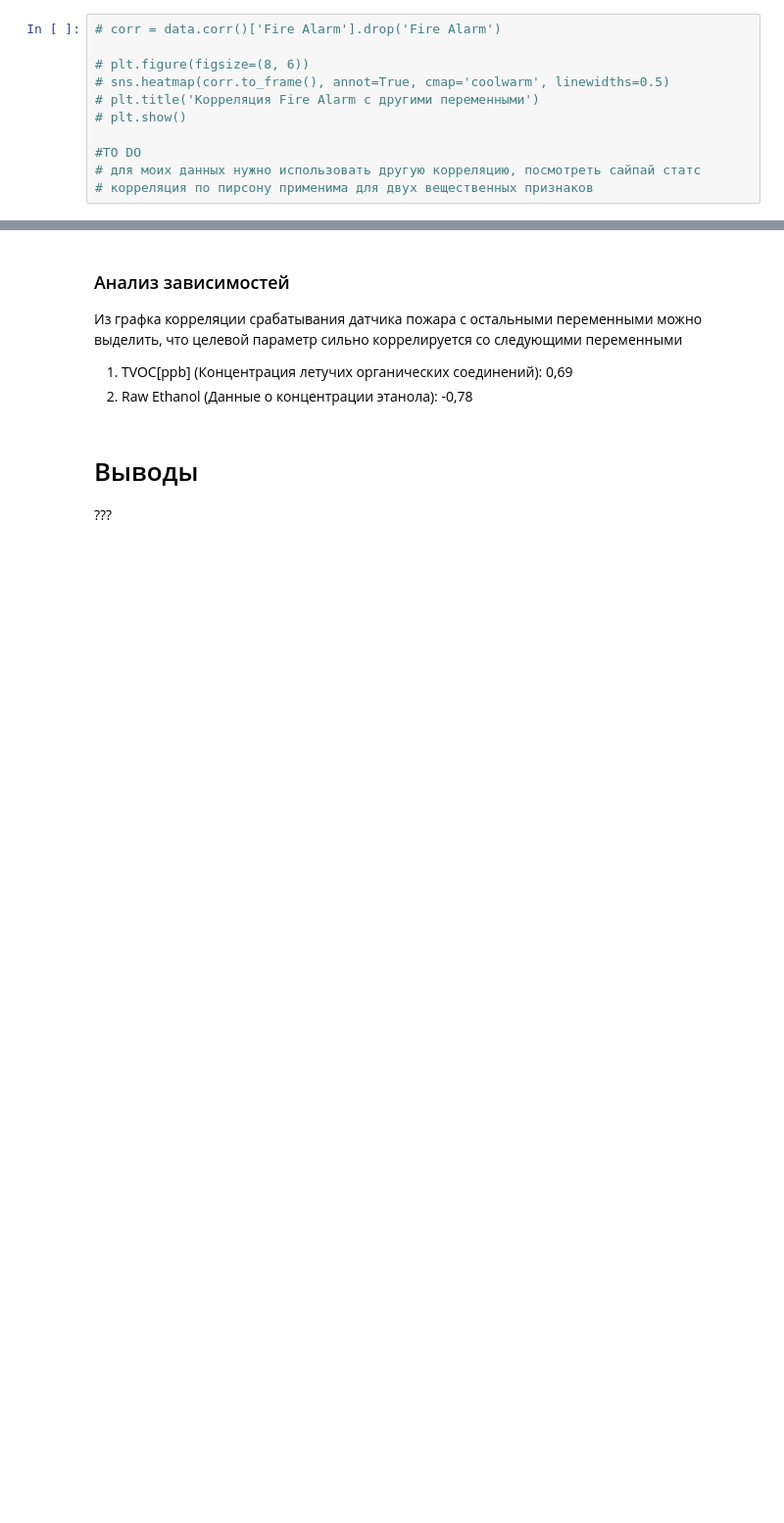
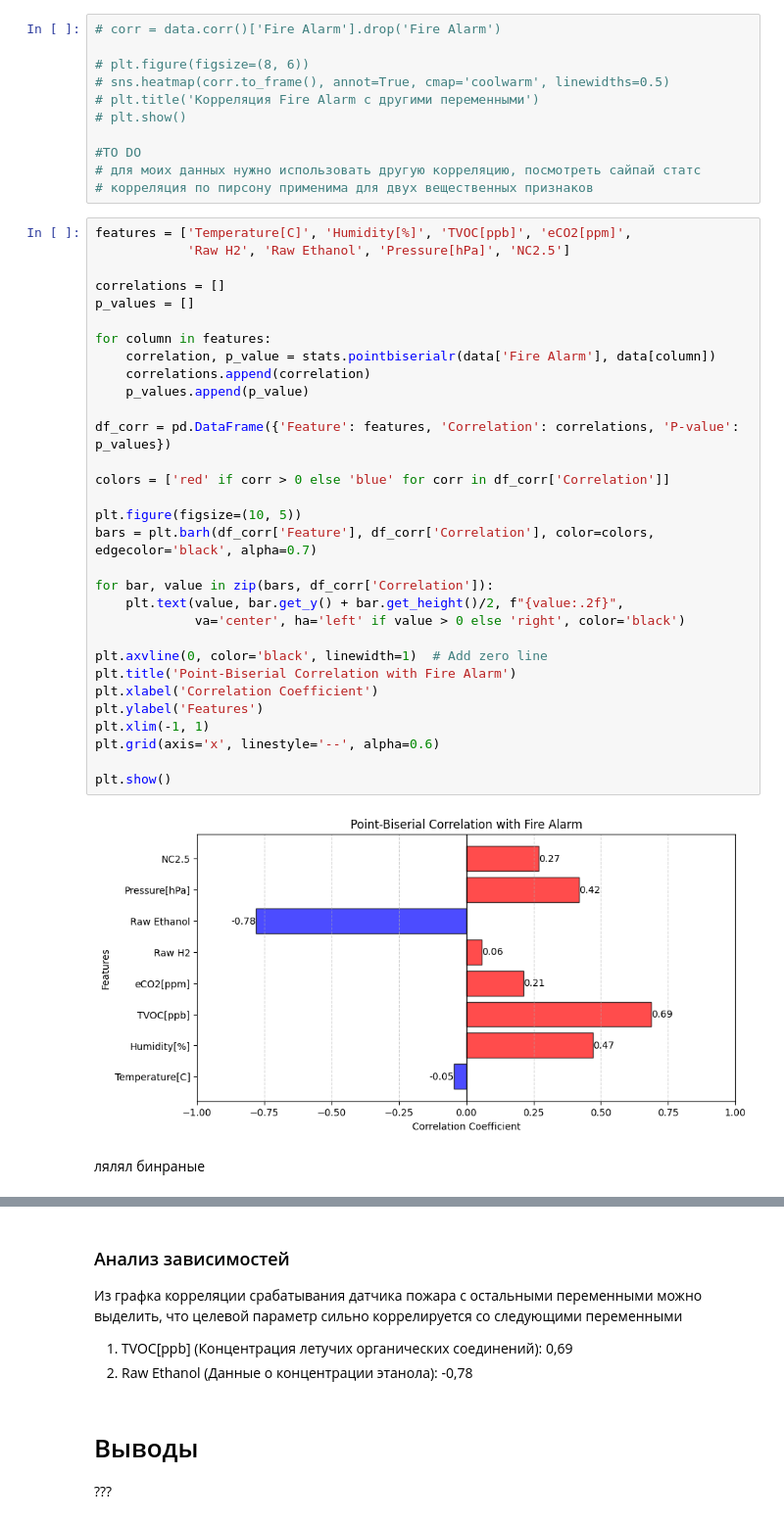
Before and after one commit to smnk-1/ML-studying, a Jupyter notebook: notebooks/SmokeDetectorEDA.ipynb, the cells around one changed output, grey strips where cells are left out. Shown: that part at 98% size. Drawn from its saved outputs; the diff is of its cells as text; blank space fills up the shorter version.

```diff
--- a/notebooks/SmokeDetectorEDA.ipynb
+++ b/notebooks/SmokeDetectorEDA.ipynb
@@ -302,3 +324,38 @@ data.drop(columns=['PM1.0', 'PM2.5', 'NC0.5', 'NC1.0'], inplace=True)
 #TO DO
 # для моих данных нужно использовать другую корреляцию, посмотреть сайпай статс
 # корреляция по пирсону применима для двух вещественных признаков
+# %%
+features = ['Temperature[C]', 'Humidity[%]', 'TVOC[ppb]', 'eCO2[ppm]',
+            'Raw H2', 'Raw Ethanol', 'Pressure[hPa]', 'NC2.5']
+
+correlations = []
+p_values = []
+
+for column in features:
+    correlation, p_value = stats.pointbiserialr(data['Fire Alarm'], data[column])
+    correlations.append(correlation)
+    p_values.append(p_value)
+
+df_corr = pd.DataFrame({'Feature': features, 'Correlation': correlations, 'P-value': p_values})
+
+colors = ['red' if corr > 0 else 'blue' for corr in df_corr['Correlation']]
+
+plt.figure(figsize=(10, 5))
+bars = plt.barh(df_corr['Feature'], df_corr['Correlation'], color=colors, edgecolor='black', alpha=0.7)
+
+for bar, value in zip(bars, df_corr['Correlation']):
+    plt.text(value, bar.get_y() + bar.get_height()/2, f"{value:.2f}",
+             va='center', ha='left' if value > 0 else 'right', color='black')
+
+plt.axvline(0, color='black', linewidth=1)  # Add zero line
+plt.title('Point-Biserial Correlation with Fire Alarm')
+plt.xlabel('Correlation Coefficient')
+plt.ylabel('Features')
+plt.xlim(-1, 1)
+plt.grid(axis='x', linestyle='--', alpha=0.6)
+
+plt.show()
+# %% [output]
+[figure, added]
+# %% [markdown]
+лялял бинраные
```
Also changed, not shown: parts of 7 cells of this notebook.
